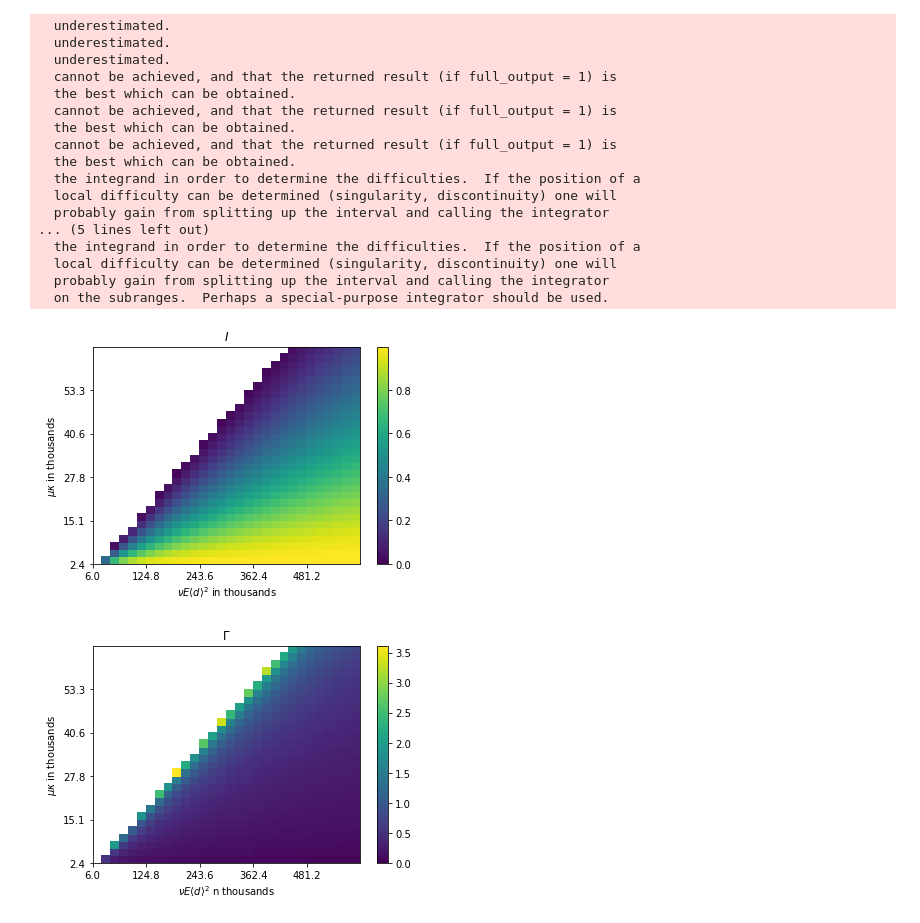
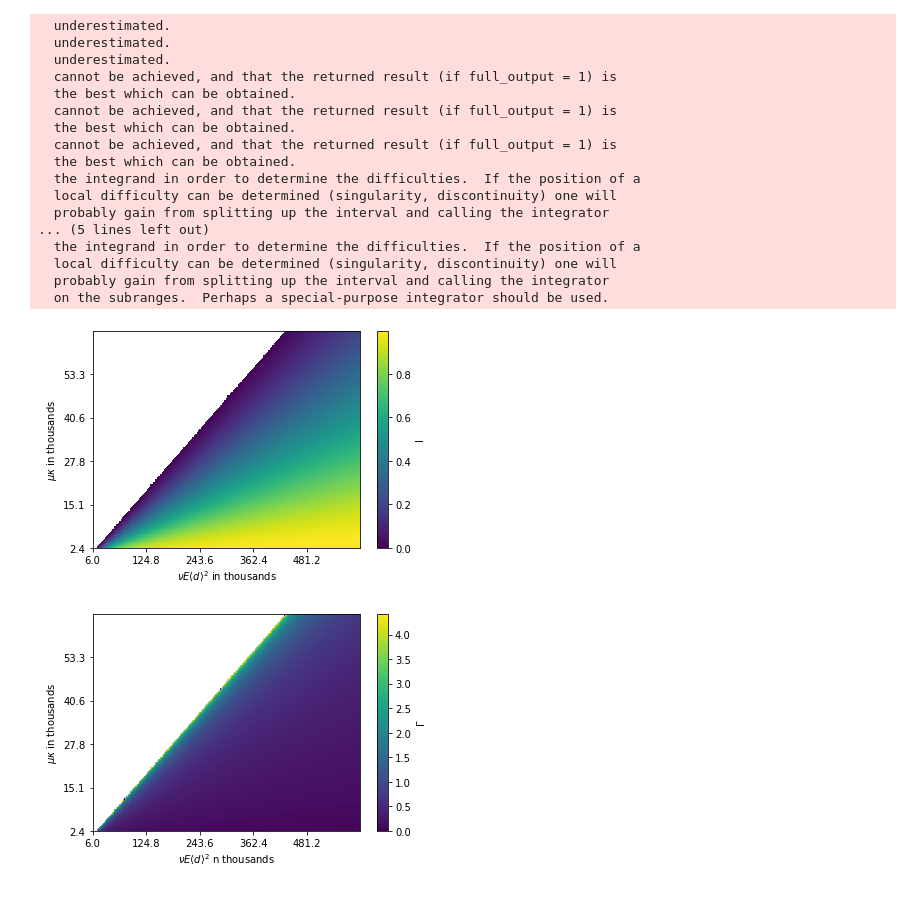
Before and after one commit to poss-group/bimodal_ridepooling, a Jupyter notebook: Phasev1.ipynb, the cells around one changed output. Drawn from its saved outputs; the diff is of its cells as text; code cells hidden in the pictures.

```diff
--- a/Phasev1.ipynb
+++ b/Phasev1.ipynb
@@ -15,8 +15,8 @@ level_max = [12]
 
 k = 3.1
 tol1 = 1
-N = 30
-M = 30
+N = 300
+M = 300
 zeta = 1.5
 E = 3000
 nu = 2
@@ -36,7 +36,7 @@ gamma_min = 0.5
 gamma_max = 6
 theta_min = 0.4
 theta_max = 11
-ntheta = 30
+ntheta = 300
 gammastar = 4.462500580368544
 Istar = 0.125146705709152
 theta = np.linspace(theta_min,theta_max,ntheta) #for system parameters
@@ -64,28 +64,35 @@ gammasol = np.zeros((ntheta,M))
 #     meand2[i] = meand[i]*meand[i]
 
 
+# probability density function========================================================
 
 def p(x):
     if (x!=0):
         return (np.exp(-1/x)*((x)**(-3.1)))
     else:
         return 0
+#xxxxxxxxxxxxxxxxxxxxxxxxxxxxxxxxxxxxxxxxxxxxxxxxxxxxxxxxxxxxxxxxxxxxxxxxxxxxxxxxxxxxxx
 
+# Normalisation constant================================================================
 c = scipy.integrate.quad(p,0,np.inf)[0]
 #print(c)
 
+
+# First derivative of probability density function======================================
 def pp(x):
     if (x!=0):
         return ((x**(-k-2) - k*x**(-k-1))*np.exp(-1/x))
     else:
         return 0
+#xxxxxxxxxxxxxxxxxxxxxxxxxxxxxxxxxxxxxxxxxxxxxxxxxxxxxxxxxxxxxxxxxxxxxxxxxxxxxxxxxxxxx
 
+# Second Derivative of probability density function========================================
 def pp2(x):
     if (x!=0):
         return (np.exp(-1/x)*((-k-2)*x**(-k-3) + k*(k+1)*x**(-(k+2))) + pp(x)/(x*x))
     if (x==0):
         return 0
-
+#xxxxxxxxxxxxxxxxxxxxxxxxxxxxxxxxxxxxxxxxxxxxxxxxxxxxxxxxxxxxxxxxxxxxxxxxxxxxxxxxxxxxxxxxxxxxx
 
 
 #==================================================================================================
@@ -101,17 +108,27 @@ def pp2(x):
 
 # Uncomment below for phase diagram of psi vs phi===============================================
 
+#function we have to solve numerically================================
+
 def func(x,d2,thet):
     frac = scipy.integrate.quad(p,zeta*x,np.inf)[0]/c
     return((frac*x*x*d2 - thet)*nu*E)
+#xxxxxxxxxxxxxxxxxxxxxxxxxxxxxxxxxxxxxxxxxxxxxxxxxxxxxxxxxxxxxxxxx
+
+#First derivative==========================================================================
 
 def funcp(x,d2,thet):
     frac = scipy.integrate.quad(p,zeta*x,np.inf)[0]/c
     return((2*frac*x - x*x*zeta*p(zeta*x)/c)*d2*nu*E)
 
+#xxxxxxxxxxxxxxxxxxxxxxxxxxxxxxxxxxxxxxxxxxxxxxxxxxxxxxxxxxxxxxxxxxxxxxxxxxxxx
+
+#Second derivative============================================================================
 def funcp2(x,d2,thet):
     frac = scipy.integrate.quad(p,zeta*x,np.inf)[0]/c
     return((2*frac - 4*x*zeta*p(zeta*x)/c - x*x*zeta*zeta*pp(zeta*x)/c)*d2*nu*E)
+
+#xxxxxxxxxxxxxxxxxxxxxxxxxxxxxxxxxxxxxxxxxxxxxxxxxxxxxxxxxxxxxxxxxxxxxxxxxxxxxxxxxxxxxxxxxxxxx
 
 
 for i in range(0,ntheta):
@@ -119,16 +136,16 @@ for i in range(0,ntheta):
         gammasol[i,j] = np.nan
         Isol[i,j] = np.nan
         lmbd = Istar*16*gammastar*meand2[j]
-        if (theta[i]<lmbd):
+        if (theta[i]<lmbd):  #comp
             gsol = scipy.optimize.newton(func,x0 = np.sqrt(theta[i]/(meand2[j])),fprime=funcp,args=(meand2[j],theta[i]),tol=1e-08,maxiter=50,fprime2 = funcp2, x1 = None,rtol=0.0, full_output=False, disp=False)
-            if (gsol<4):
+            if (gsol<gammastar):
                 gammasol[i,j] = gsol
                 Isol[i,j] = scipy.integrate.quad(p,zeta*gsol,np.inf)[0]/c
 
 
 
 
-
+#Plotting begins here, make any changes you want to make in the plots below:========================
 
 dfIsol = pd.DataFrame(Isol,columns=meand2*nu*E,index=theta*nu*E)
 plt.pcolor(dfIsol,cmap='viridis',vmin = 0)
@@ -136,9 +153,11 @@ plt.yticks(np.arange(0, len(dfIsol.index), int(len(dfIsol.index)/5)), np.around(
 plt.xticks(np.arange(0, len(dfIsol.columns), int(len(dfIsol.columns)/5)), np.around(np.arange(meand2_min*nu*E/1000,meand2_max*nu*E/1000,(meand2_max*nu*E/1000-meand2_min*nu*E/1000)*int(len(dfIsol.columns)/5)/M),1))
 plt.ylabel(r"$\mu \kappa$ in thousands")
 plt.xlabel(r"$\nu E \langle d \rangle^2$ in thousands")
-plt.title(r"$I$")
-plt.colorbar()
+#plt.title(r"$I$")
+#plt.colorbar()
 #plt.contour(II,colors="green",levels=level_min)
+cbar = plt.colorbar()
+cbar.set_label('I',rotation=90)
 current_cmap = matplotlib.cm.get_cmap()
 current_cmap.set_bad(color='white')
 plt.savefig('Isol_psi_phi_30c.pdf')
@@ -150,9 +169,11 @@ plt.yticks(np.arange(0, len(dfgammasol.index), int(len(dfgammasol.index)/5)), np
 plt.xticks(np.arange(0, len(dfgammasol.columns), int(len(dfgammasol.columns)/5)), np.around(np.arange(meand2_min*nu*E/1000,meand2_max*nu*E/1000,(meand2_max*nu*E/1000-meand2_min*nu*E/1000)*int(len(dfgammasol.columns)/5)/M),1))
 plt.ylabel(r"$\mu \kappa$ in thousands")
 plt.xlabel(r"$\nu E \langle d \rangle^2$ n thousands")
-plt.title(r"$\Gamma$")
-plt.colorbar()
+#plt.title(r"$\Gamma$")
+#plt.colorbar()
 #plt.contour(II,colors="green",levels=level_min)
+cbar = plt.colorbar()
+cbar.set_label(r'$\Gamma$')
 current_cmap = matplotlib.cm.get_cmap()
 current_cmap.set_bad(color='white')
 plt.savefig('gammasol_psi_phi_30c.pdf')
@@ -236,32 +257,32 @@ plt.show()
 #     if (x!=0):
 #         frac = scipy.integrate.quad(p,zeta*x,np.inf)[0]/c
 #         return (2*frac - zeta*x*p(zeta*x)/c)
 #     else:
 #         return 0
 
 
 # gstar = scipy.optimize.newton(gammas,x0 = 2.0,fprime=gammasp,tol=1e-08,maxiter=50,fprime2 = gammasp2, x1 = None,rtol=0.0, full_output=False, disp=False)
 # print(gstar)
 # print(scipy.integrate.quad(p,zeta*1,np.inf)[0]/c)
 
 #==========================================================================
 # %% [output]
   underestimated.
   underestimated.
   underestimated.
   cannot be achieved, and that the returned result (if full_output = 1) is
   the best which can be obtained.
   cannot be achieved, and that the returned result (if full_output = 1) is
   the best which can be obtained.
   cannot be achieved, and that the returned result (if full_output = 1) is
   the best which can be obtained.
   the integrand in order to determine the difficulties.  If the position of a
   local difficulty can be determined (singularity, discontinuity) one will
   probably gain from splitting up the interval and calling the integrator
 ... (5 lines left out)
   the integrand in order to determine the difficulties.  If the position of a
   local difficulty can be determined (singularity, discontinuity) one will
   probably gain from splitting up the interval and calling the integrator
   on the subranges.  Perhaps a special-purpose integrator should be used.
-[figure, old version]
+[figure, new version]
-[figure, old version]
+[figure, new version]
```
